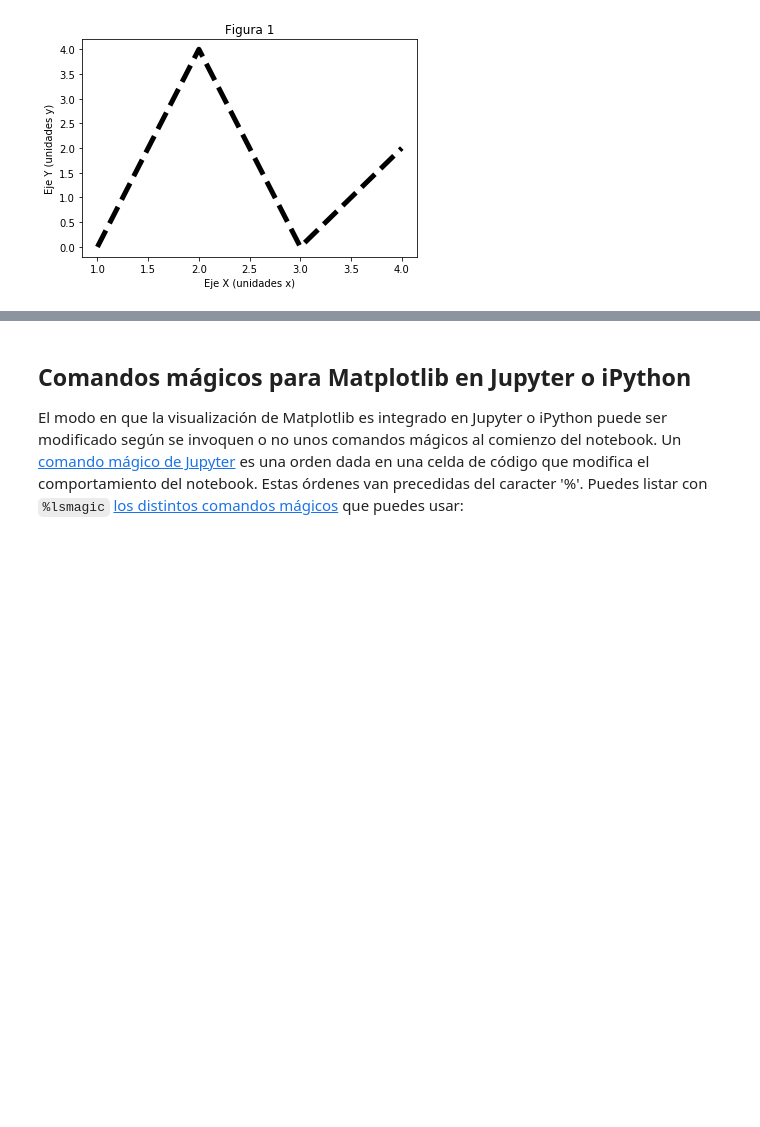
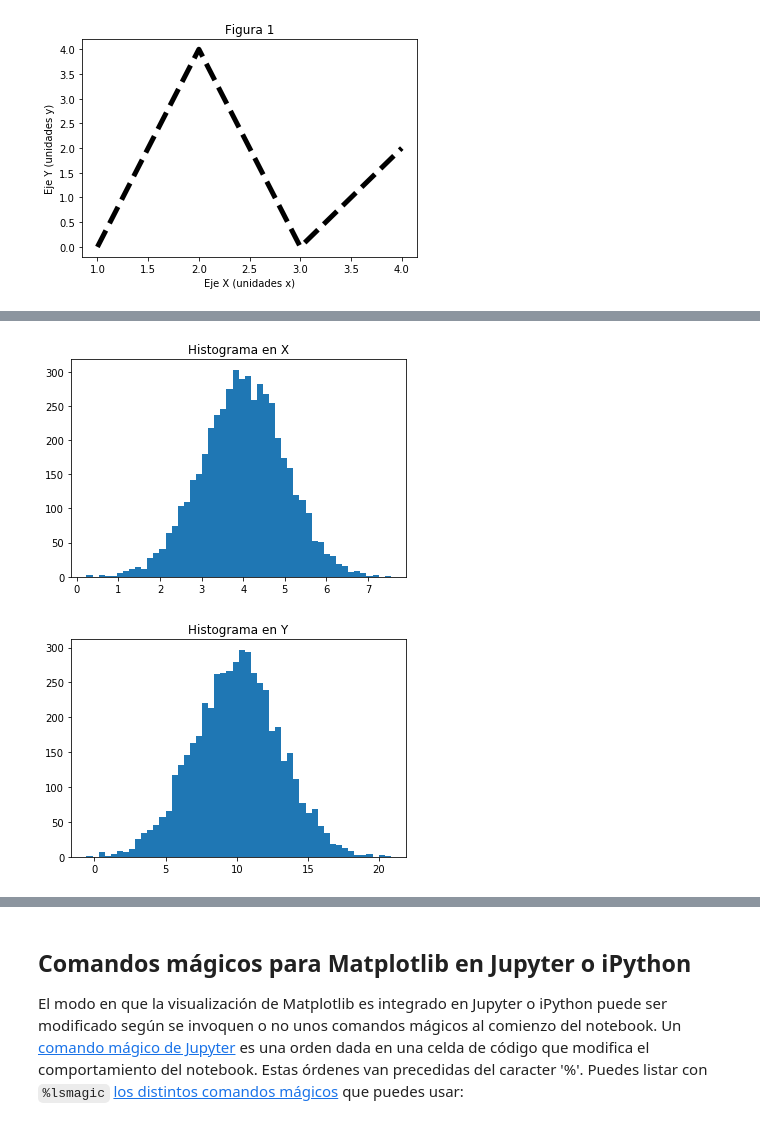
Before and after one commit to uibcdf/Academia, a Jupyter notebook: Python/Matplotlib.ipynb, the cells around one changed output, grey strips where cells are left out. Cells and saved outputs as stored; diff of their text form; code cells hidden in the pictures; blank space fills up the shorter version.

```diff
--- a/Python/Matplotlib.ipynb
+++ b/Python/Matplotlib.ipynb
@@ -126,0 +157,11 @@ Supongamos que queremos aumentar el tamaño de letra del título y además el ej
+# %%
+n, bins, patches = plt.hist(dispersión_aleatoria[:,0],bins=50)
+plt.title('Histograma en X')
+plt.show()
+
+n, bins, patches = plt.hist(dispersión_aleatoria[:,1],bins=50)
+plt.title('Histograma en Y')
+plt.show()
+# %% [output]
+[figure, added]
+[figure, added]
```
Also changed, not shown: parts of 39 cells of this notebook.
